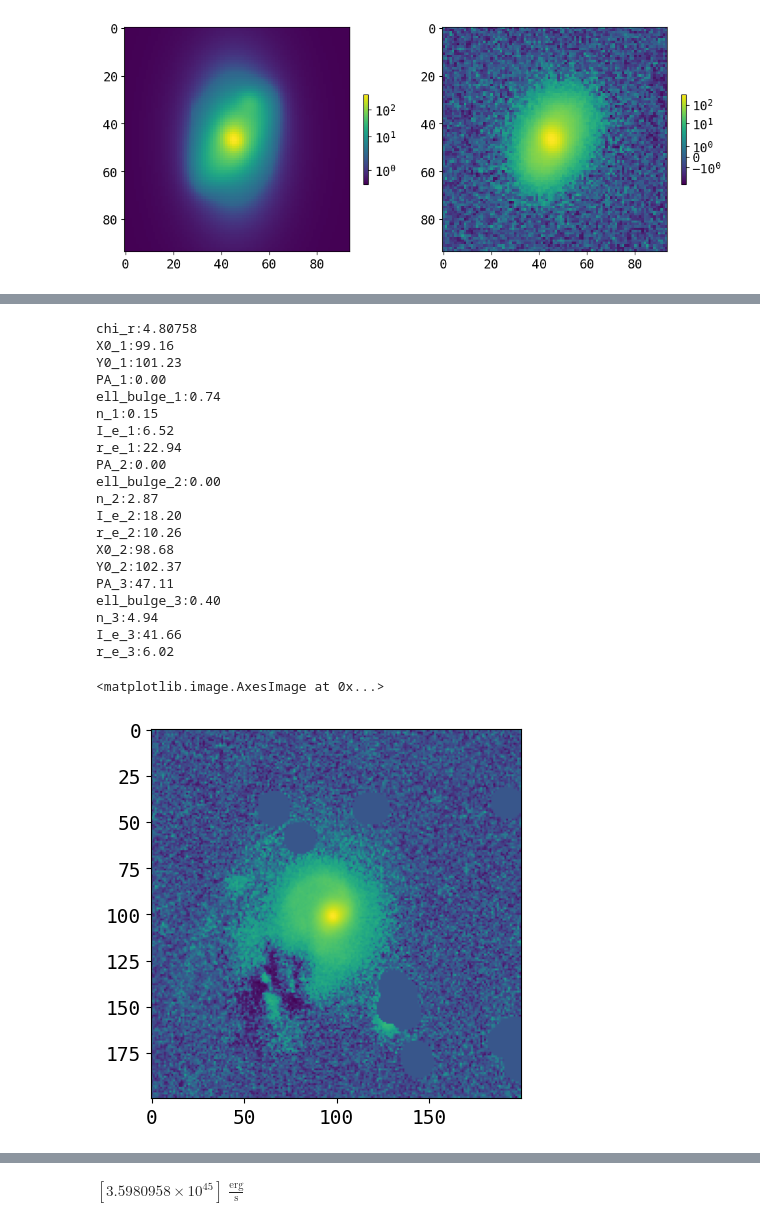
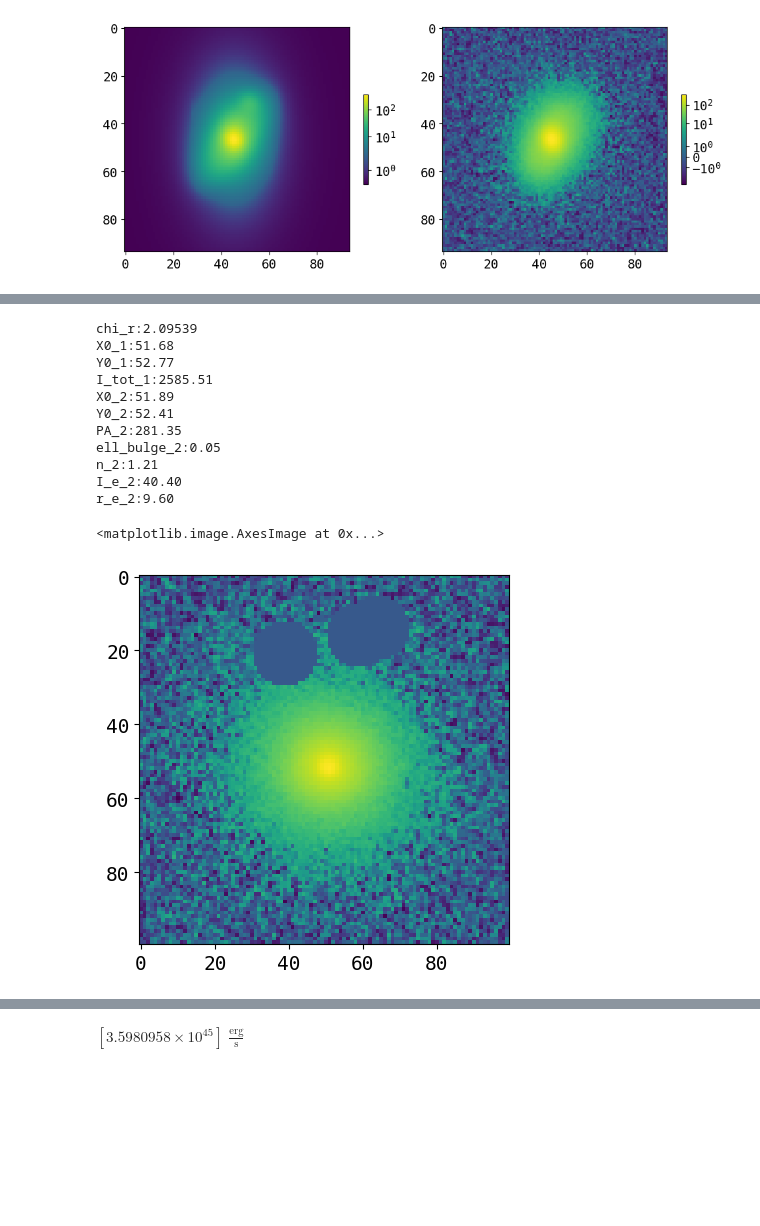
Before and after one commit to insepien/dualAGN, a Jupyter notebook: scrap_notebooks/checkFit.ipynb, the cells around one changed output, grey strips where cells are left out. Saved outputs shown, nothing was run; the diff lists cells and outputs as text; code cells hidden in the pictures; blank space fills up the shorter version.

```diff
--- a/scrap_notebooks/checkFit.ipynb
+++ b/scrap_notebooks/checkFit.ipynb
@@ -542,7 +546,11 @@ def mask_image(image,rad,intens,agn_mask_size,PA=180):
 # %%
-on = "J0932+1611"
-imageFile = glob.glob(os.path.expanduser("~/research-data/agn-result/box/final_cut/"+on+"*"))[0]
-imageAGN = fits.getdata(os.path.expanduser(imageFile))
+on = "J0400-0652"
+
+with open(os.path.expanduser("/home/insepien/research-data/agn-result/fit/final_fit_nb/"+on+".pkl"),"rb") as f:
+    d = pickle.load(f)
+imageAGN = d['imageSS']
+#imageFile = glob.glob(os.path.expanduser("~/research-data/agn-result/box/final_cut/"+on+"*"))[0]
+#imageAGN = fits.getdata(os.path.expanduser(imageFile))
 with open(os.path.expanduser("~/research-data/psf-results/psf_pkls/psf_"+on+".pkl"),"rb") as f:
     d = pickle.load(f)
 epsf = d['psf'].data
@@ -773,7 +775,0 @@ save_data(modelname,image=image-comp_ims[2], model=model,configs=[config0],model
-# %%
-on = 'J1204+0335'
-with open(os.path.expanduser("/home/insepien/research-data/agn-result/fit/final_fit_nb/"+on+"_bulges.pkl"),"rb") as f:
-    d = pickle.load(f)
-plt.imshow(d['imageSS'],norm='symlog')
-print(d['imageSS'].shape)
-[print(f"{d['paramNames'][i]}:{d['fitResults'][0].params[i]:.2f}") for i in range(len(d['paramNames']))];
@@ -802,44 +776,35 @@ r_e_3:14.42
 # %%
 from modelComponents import modelComps
-on = "J1204+0335"
+on = "J0328-0710"
 fit_path = "/home/insepien/research-data/agn-result/fit/fit_masked_n0to10/masked_fit/"+on+".pkl"
 comp_path = "/home/insepien/research-data/agn-result/fit/fit_masked_n0to10/masked_fit_comp/"+on+"_comp.pkl"
 
 with open(os.path.expanduser(fit_path),"rb") as f:
     d_fit = pickle.load(f)
 with open(os.path.expanduser(comp_path),"rb") as f:
     d_comp = pickle.load(f)
 
-modelname = 'sersic+sersic,sersic'
+modelname = 'psf,sersic'
 # print parameters
 ind = np.where(np.array(list(d_fit['modelNames'].keys()))==modelname)[0][0]
 print(f"chi_r:{d_fit['fitResults'][ind].fitStatReduced:.5f}")
 [print(f"{d_fit['paramNames'][ind][i]}:{d_fit['fitResults'][ind].params[i]:.2f}") for i in range(len(d_fit['paramNames'][ind]))];
 
 plt.imshow(d_fit['imageSS'],norm='symlog')
 # %% [output]
-chi_r:4.80758
-X0_1:99.16
-Y0_1:101.23
-PA_1:0.00
-ell_bulge_1:0.74
-n_1:0.15
-I_e_1:6.52
-r_e_1:22.94
-PA_2:0.00
-ell_bulge_2:0.00
-n_2:2.87
-I_e_2:18.20
-r_e_2:10.26
-X0_2:98.68
-Y0_2:102.37
-PA_3:47.11
-ell_bulge_3:0.40
-n_3:4.94
-I_e_3:41.66
-r_e_3:6.02
+chi_r:2.09539
+X0_1:51.68
+Y0_1:52.77
+I_tot_1:2585.51
+X0_2:51.89
+Y0_2:52.41
+PA_2:281.35
+ell_bulge_2:0.05
+n_2:1.21
+I_e_2:40.40
+r_e_2:9.60
 <matplotlib.image.AxesImage at 0x...>
-[figure, old version]
+[figure, new version]
 # %%
 # write intensity to df
 def get_magnitudes(row):
```
Also changed, not shown: parts of 17 cells of this notebook, 1 other file.
